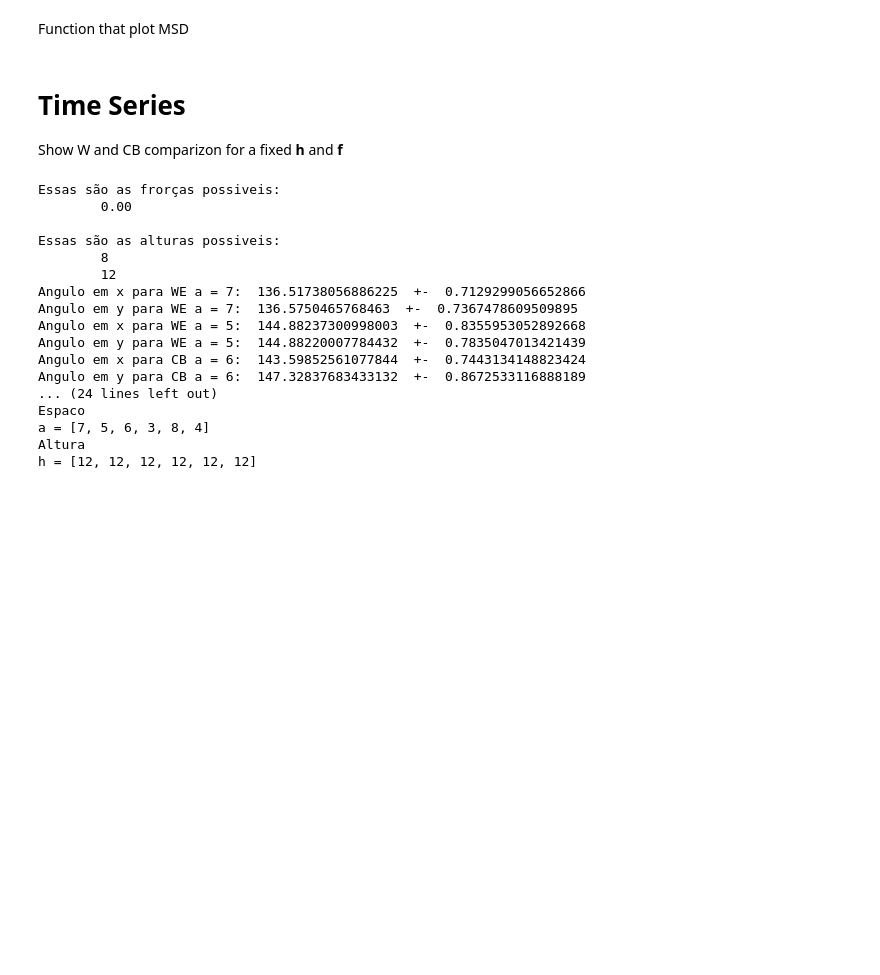
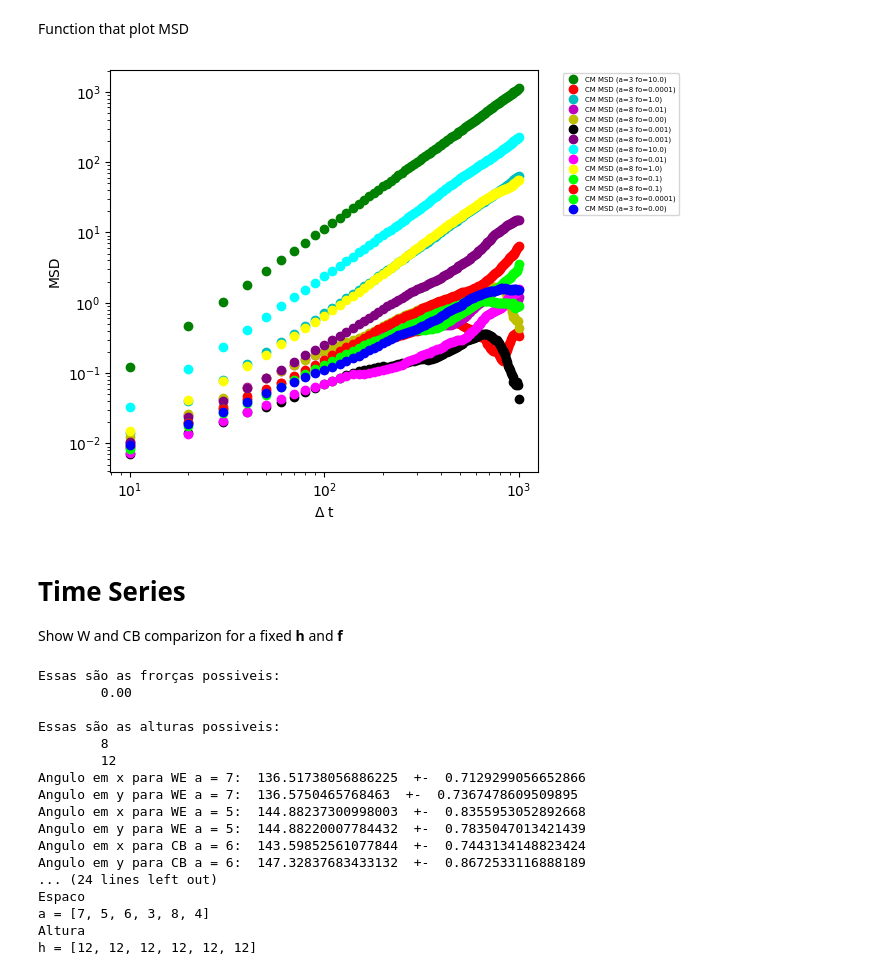
Before and after one commit to bboattini/active_drop_C, a Jupyter notebook: data_processings.ipynb, the cells around one changed output. Drawn from its saved outputs; the diff is of its cells as text; code cells hidden in the pictures; blank space fills up the shorter version.

```diff
--- a/data_processings.ipynb
+++ b/data_processings.ipynb
@@ -166,33 +163,56 @@ plt.show()
 Function that plot MSD
 # %%
 measures = file_crawler(path)['measures']
-aux = 3
-colors = ['b','b','b','b', 'g', 'r', 'c', 'm', 'y', 'k', 'w', '#FF5733', '#DAF7A6']
+aux = 0
+d_wind = 10
+colors = ['b', 'g', 'r', 'c', 'm', 'y', 'k', '#FF5733', '#DAF7A6', '#800080', '#00FFFF', '#FF00FF', '#FFFF00', '#00FF00', '#FF0000', '#00FF00', '#0000FF', '#FF00FF', '#00FFFF', '#FF5733']
 for m in measures[:]:
     t, V, Vw, Vo, E, bxw, byw, bxo,byo, rxw, ryw, rxo, ryo, txw, tyw,txo, tyo, npxw,npyw, npxo,npyo, vbw, vbo, vrw,vro, pw, po, fw, fo, vpw, vpo, xm_CM, ym_CM, zm_CM = np.loadtxt(m, unpack=True)
 
     # Get the value of a from the file
     a = a_from_file(m)
     fo = fo_from_file(m)
 
+    # Resolve periodic boundary conditions
+    l = 240
+    xm_CM1 = xm_CM
+    ym_CM1 = ym_CM
+    xm_CM2 = xm_CM
+    ym_CM2 = ym_CM
+    phase = 1
+    msd = np.array([])
+    dt = np.array([])
+
+    while phase < len(t)+1:
+        # Calculate the CM MSD per window
+        dx = xm_CM1[phase:] - xm_CM2[:-phase]
+        dy = ym_CM1[phase:] - ym_CM2[:-phase]
+        dr2 = dx**2 + dy**2
+        msd = np.append(msd, np.mean(dr2))
+        dt = np.append(dt, phase*d_wind)
+        phase += 1
+
     # Define the color for the current m
     color = colors[aux]
     aux += 1
-    dx = xm_CM - xm_CM[0]
-    dy = ym_CM - ym_CM[0]
-    dr2 = dx**2 + dy**2
+    if float(fo) < 11:
+        # Plot MSD over time with a label containing the value of a and the defined color
+        plt.scatter(dt, msd, label=f'CM MSD (a={a} fo={fo})', color=color)
+        plt.yscale("log")
+        plt.xscale("log")
 
-    # Plot f_CM over time with a label containing the value of a and the defined color
-    plt.scatter(t, dr2, label=f'r2_CM (a={a} fo={fo})', color=color)
-    plt.yscale("log")
-
-    # Add labels and legend
-    plt.xlabel('Time')
-    plt.ylabel('Position')
-    plt.legend()
+# Add labels and legend
+plt.xlabel(r'$\Delta$ t')
+plt.ylabel(r'MSD')
+plt.legend(bbox_to_anchor=(1.05, 1), loc='upper left', prop={'size': 5})
+# Create some space on the right side of the plot for the legend
+plt.subplots_adjust(right=0.15)
 
 # Display the plot
+plt.tight_layout()
 plt.show()
+# %% [output]
+[figure, added]
 # %% [markdown]
 # Time Series
 Show W and CB comparizon for a fixed **h** and **f**
```
Also changed, not shown: parts of 4 cells of this notebook.
